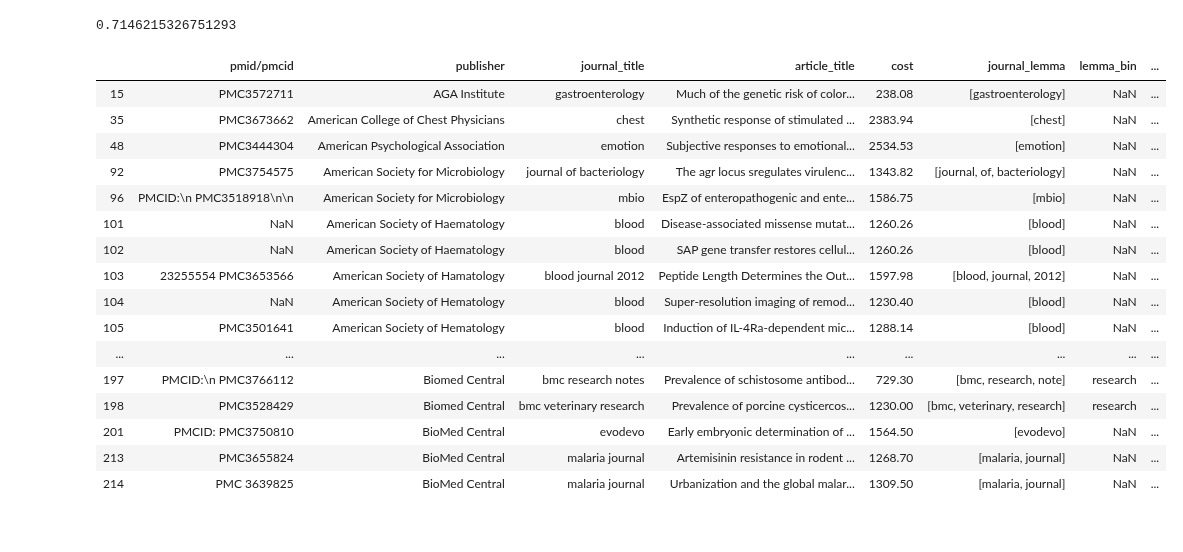
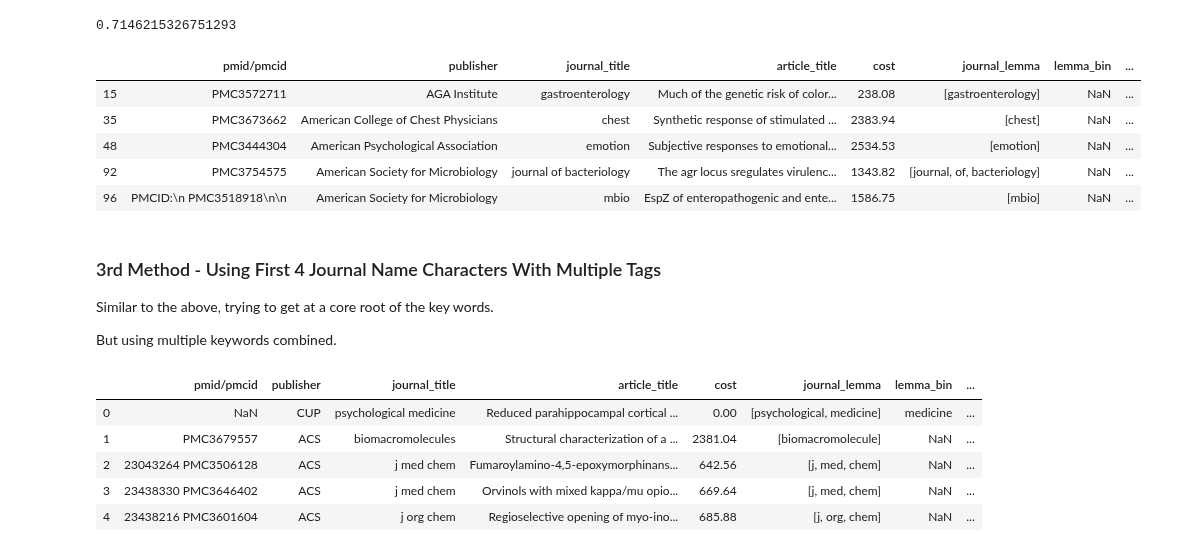
Before and after one commit to mrkjhsn/Thinkful-Exercises, a Jupyter notebook: data_cleaning_validation.ipynb, the cells around one changed output. Drawn from its saved outputs; the diff is of its cells as text; code cells hidden in the pictures.

```diff
--- a/data_cleaning_validation.ipynb
+++ b/data_cleaning_validation.ipynb
@@ -498,22 +456,16 @@ df.shape[0]
 0.7146215326751293
 # %%
 # which journal titles weren't binned using this method
-df[df.first_4_char_bin.isna()].head(20)
+df[df.first_4_char_bin.isna()].head()
 # %% [output]
 |  | pmid/pmcid | publisher | journal_title | article_title | cost | journal_lemma | lemma_bin | ... |
 | 15 | PMC3572711 | AGA Institute | gastroenterology | Much of the genetic risk of color... | 238.08 | [gastroenterology] | NaN | ... |
 | 35 | PMC3673662 | American College of Chest Physicians | chest | Synthetic response of stimulated ... | 2383.94 | [chest] | NaN | ... |
 | 48 | PMC3444304 | American Psychological Association | emotion | Subjective responses to emotional... | 2534.53 | [emotion] | NaN | ... |
 | 92 | PMC3754575 | American Society for Microbiology | journal of bacteriology | The agr locus sregulates virulenc... | 1343.82 | [journal, of, bacteriology] | NaN | ... |
 | 96 | PMCID:\n PMC3518918\n\n | American Society for Microbiology | mbio | EspZ of enteropathogenic and ente... | 1586.75 | [mbio] | NaN | ... |
-| 101 | NaN | American Society of Haematology | blood | Disease-associated missense mutat... | 1260.26 | [blood] | NaN | ... |
-| 102 | NaN | American Society of Haematology | blood | SAP gene transfer restores cellul... | 1260.26 | [blood] | NaN | ... |
-| 103 | 23255554 PMC3653566 | American Society of Hamatology | blood journal 2012 | Peptide Length Determines the Out... | 1597.98 | [blood, journal, 2012] | NaN | ... |
-| 104 | NaN | American Society of Hematology | blood | Super-resolution imaging of remod... | 1230.40 | [blood] | NaN | ... |
-| 105 | PMC3501641 | American Society of Hematology | blood | Induction of IL-4Ra-dependent mic... | 1288.14 | [blood] | NaN | ... |
-| ... | ... | ... | ... | ... | ... | ... | ... | ... |
-| 197 | PMCID:\n PMC3766112 | Biomed Central | bmc research notes | Prevalence of schistosome antibod... | 729.30 | [bmc, research, note] | research | ... |
-| 198 | PMC3528429 | Biomed Central | bmc veterinary research | Prevalence of porcine cysticercos... | 1230.00 | [bmc, veterinary, research] | research | ... |
-| 201 | PMCID: PMC3750810 | BioMed Central | evodevo | Early embryonic determination of ... | 1564.50 | [evodevo] | NaN | ... |
-| 213 | PMC3655824 | BioMed Central | malaria journal | Artemisinin resistance in rodent ... | 1268.70 | [malaria, journal] | NaN | ... |
-| 214 | PMC 3639825 | BioMed Central | malaria journal | Urbanization and the global malar... | 1309.50 | [malaria, journal] | NaN | ... |
+# %% [markdown]
+### 3rd Method - Using First 4 Journal Name Characters With Multiple Tags
+Similar to the above, trying to get at a core root of the key words.
+
+But using multiple keywords combined.
@@ -519,0 +491,9 @@ df[df.first_4_char_bin.isna()].head(20)
+# %%
+df.head()
+# %% [output]
+|  | pmid/pmcid | publisher | journal_title | article_title | cost | journal_lemma | lemma_bin | ... |
+| 0 | NaN | CUP | psychological medicine | Reduced parahippocampal cortical ... | 0.00 | [psychological, medicine] | medicine | ... |
+| 1 | PMC3679557 | ACS | biomacromolecules | Structural characterization of a ... | 2381.04 | [biomacromolecule] | NaN | ... |
+| 2 | 23043264 PMC3506128 | ACS | j med chem | Fumaroylamino-4,5-epoxymorphinans... | 642.56 | [j, med, chem] | NaN | ... |
+| 3 | 23438330 PMC3646402 | ACS | j med chem | Orvinols with mixed kappa/mu opio... | 669.64 | [j, med, chem] | NaN | ... |
+| 4 | 23438216 PMC3601604 | ACS | j org chem | Regioselective opening of myo-ino... | 685.88 | [j, org, chem] | NaN | ... |
```
Also changed, not shown: parts of 39 cells of this notebook.
